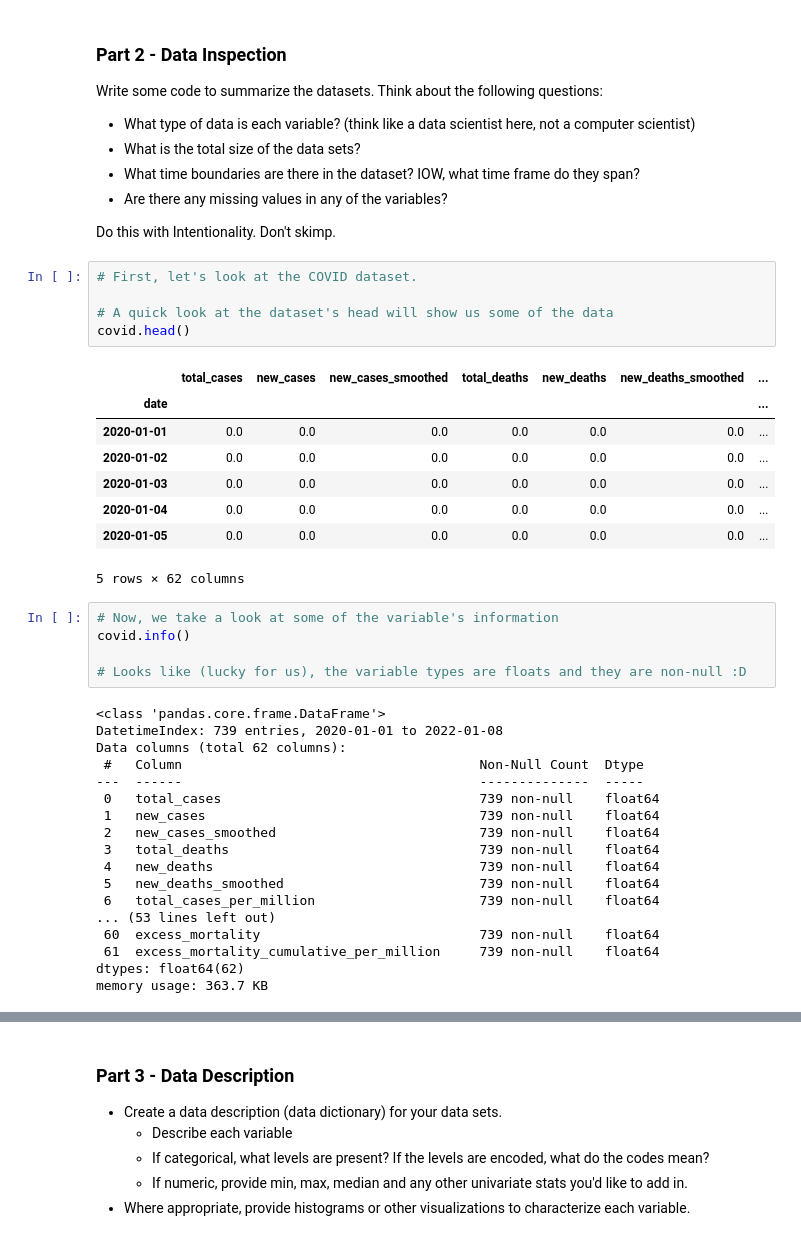
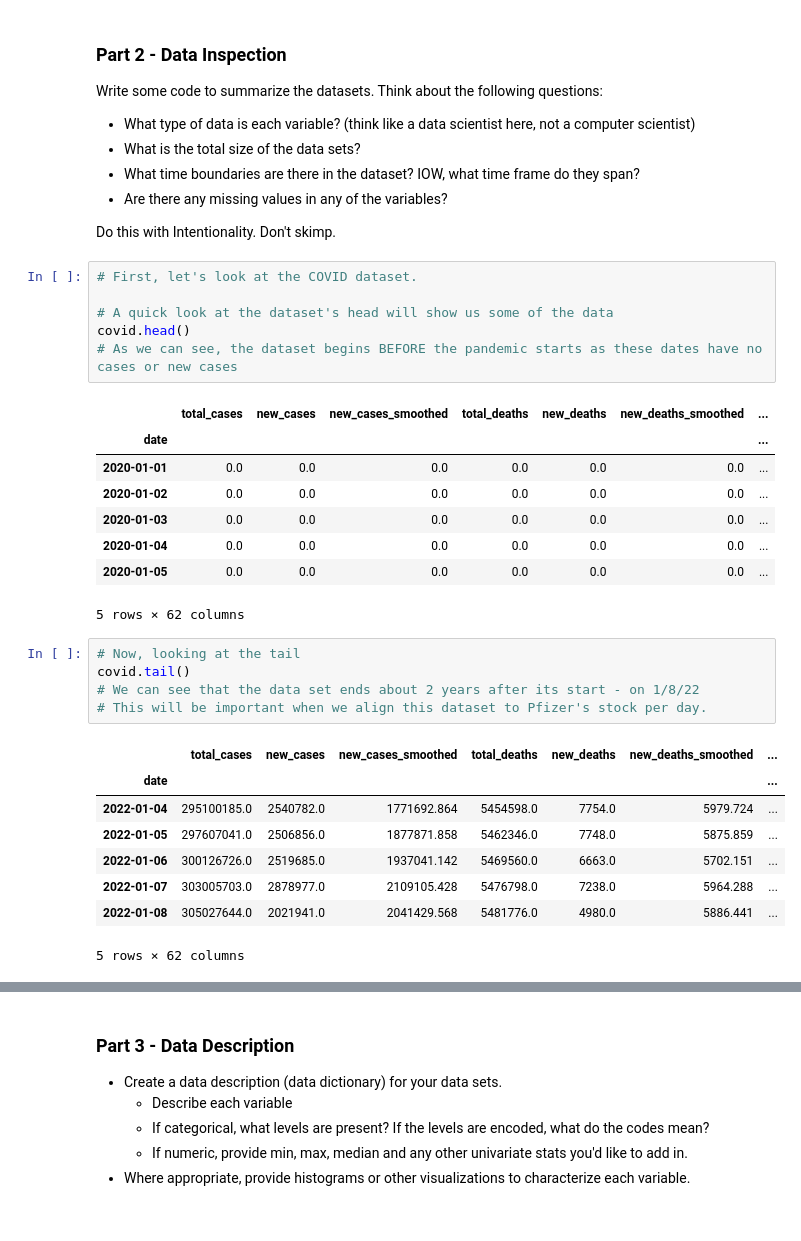
Before and after one commit to sltimmins/Project-2, a Jupyter notebook: Project02.ipynb, the cells around one changed output, grey strips where cells are left out. Drawn from its saved outputs; the diff is of its cells as text.

```diff
--- a/Project02.ipynb
+++ b/Project02.ipynb
@@ -98,6 +103,7 @@ Do this with Intentionality.  Don't skimp.
 
 # A quick look at the dataset's head will show us some of the data
 covid.head()
+# As we can see, the dataset begins BEFORE the pandemic starts as these dates have no cases or new cases
 # %% [output]
 |  | total_cases | new_cases | new_cases_smoothed | total_deaths | new_deaths | new_deaths_smoothed | ... |
 | date |  |  |  |  |  |  | ... |
@@ -107,29 +113,20 @@ covid.head()
 | 2020-01-04 | 0.0 | 0.0 | 0.0 | 0.0 | 0.0 | 0.0 | ... |
 | 2020-01-05 | 0.0 | 0.0 | 0.0 | 0.0 | 0.0 | 0.0 | ... |
 5 rows × 62 columns
-# %%
-# Now, we take a look at some of the variable's information
-covid.info()
-
-# Looks like (lucky for us), the variable types are floats and they are non-null :D
-# %% [output]
-<class 'pandas.core.frame.DataFrame'>
-DatetimeIndex: 739 entries, 2020-01-01 to 2022-01-08
-Data columns (total 62 columns):
- #   Column                                      Non-Null Count  Dtype
----  ------                                      --------------  -----
- 0   total_cases                                 739 non-null    float64
- 1   new_cases                                   739 non-null    float64
- 2   new_cases_smoothed                          739 non-null    float64
- 3   total_deaths                                739 non-null    float64
- 4   new_deaths                                  739 non-null    float64
- 5   new_deaths_smoothed                         739 non-null    float64
- 6   total_cases_per_million                     739 non-null    float64
-... (53 lines left out)
- 60  excess_mortality                            739 non-null    float64
- 61  excess_mortality_cumulative_per_million     739 non-null    float64
-dtypes: float64(62)
-memory usage: 363.7 KB
+# %%
+# Now, looking at the tail
+covid.tail()
+# We can see that the data set ends about 2 years after its start - on 1/8/22
+# This will be important when we align this dataset to Pfizer's stock per day.
+# %% [output]
+|  | total_cases | new_cases | new_cases_smoothed | total_deaths | new_deaths | new_deaths_smoothed | ... |
+| date |  |  |  |  |  |  | ... |
+| 2022-01-04 | 295100185.0 | 2540782.0 | 1771692.864 | 5454598.0 | 7754.0 | 5979.724 | ... |
+| 2022-01-05 | 297607041.0 | 2506856.0 | 1877871.858 | 5462346.0 | 7748.0 | 5875.859 | ... |
+| 2022-01-06 | 300126726.0 | 2519685.0 | 1937041.142 | 5469560.0 | 6663.0 | 5702.151 | ... |
+| 2022-01-07 | 303005703.0 | 2878977.0 | 2109105.428 | 5476798.0 | 7238.0 | 5964.288 | ... |
+| 2022-01-08 | 305027644.0 | 2021941.0 | 2041429.568 | 5481776.0 | 4980.0 | 5886.441 | ... |
+5 rows × 62 columns
 # %%
 # Now, looking at a quick description of the data, we can see the counts, averages, and standard deviations.
 covid.describe()
```
Also changed, not shown: parts of 31 cells of this notebook.
